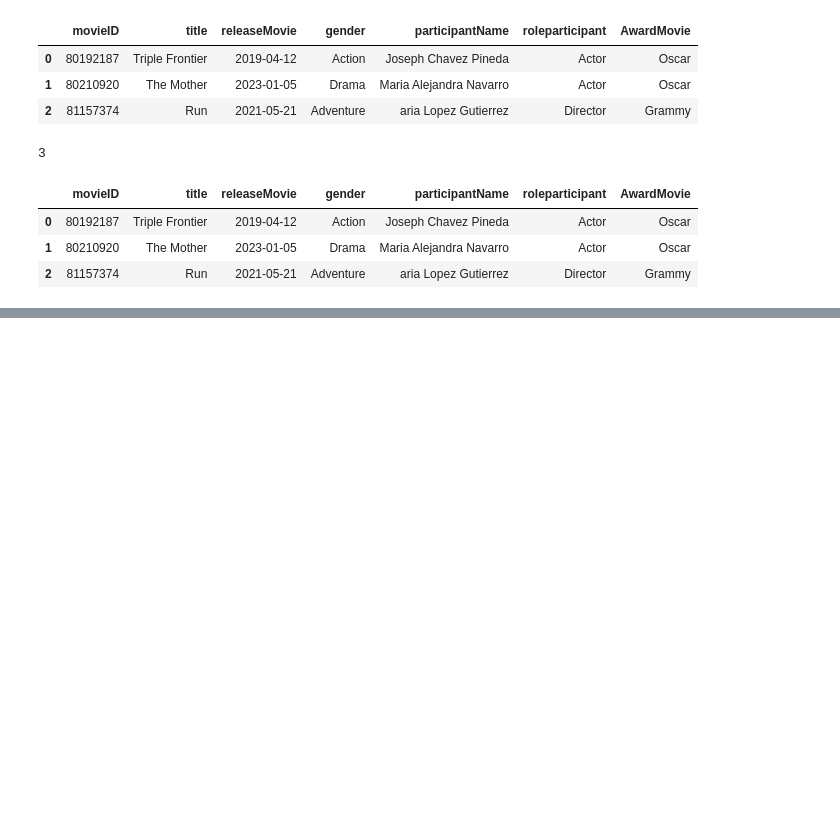
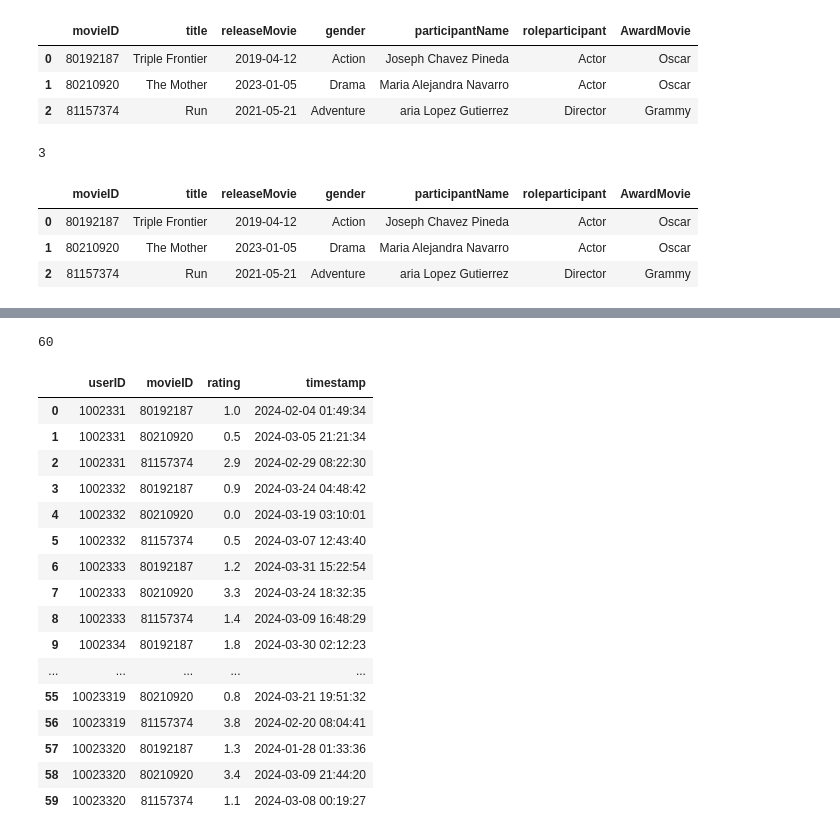
Before and after one commit to andrei-galed/AnalisisDeDatos, a Jupyter notebook: Sesion4/ETL/ETL.ipynb, the cells around one changed output, grey strips where cells are left out. Drawn from its saved outputs; the diff is of its cells as text; code cells hidden in the pictures; blank space fills up the shorter version.

```diff
--- a/Sesion4/ETL/ETL.ipynb
+++ b/Sesion4/ETL/ETL.ipynb
@@ -101,0 +197,25 @@ users = pd.read
+# %%
+watch_data.to_sql('FactWatchs', conn, if_exists='append', index=False)
+# %% [output]
+60
+# %%
+watch_load = pd.read_sql('FactWatchs', conn)
+watch_load
+# %% [output]
+|  | userID | movieID | rating | timestamp |
+| 0 | 1002331 | 80192187 | 1.0 | 2024-02-04 01:49:34 |
+| 1 | 1002331 | 80210920 | 0.5 | 2024-03-05 21:21:34 |
+| 2 | 1002331 | 81157374 | 2.9 | 2024-02-29 08:22:30 |
+| 3 | 1002332 | 80192187 | 0.9 | 2024-03-24 04:48:42 |
+| 4 | 1002332 | 80210920 | 0.0 | 2024-03-19 03:10:01 |
+| 5 | 1002332 | 81157374 | 0.5 | 2024-03-07 12:43:40 |
+| 6 | 1002333 | 80192187 | 1.2 | 2024-03-31 15:22:54 |
+| 7 | 1002333 | 80210920 | 3.3 | 2024-03-24 18:32:35 |
+| 8 | 1002333 | 81157374 | 1.4 | 2024-03-09 16:48:29 |
+| 9 | 1002334 | 80192187 | 1.8 | 2024-03-30 02:12:23 |
+| ... | ... | ... | ... | ... |
+| 55 | 10023319 | 80210920 | 0.8 | 2024-03-21 19:51:32 |
+| 56 | 10023319 | 81157374 | 3.8 | 2024-02-20 08:04:41 |
+| 57 | 10023320 | 80192187 | 1.3 | 2024-01-28 01:33:36 |
+| 58 | 10023320 | 80210920 | 3.4 | 2024-03-09 21:44:20 |
+| 59 | 10023320 | 81157374 | 1.1 | 2024-03-08 00:19:27 |
```
Also changed, not shown: parts of 12 cells of this notebook.
